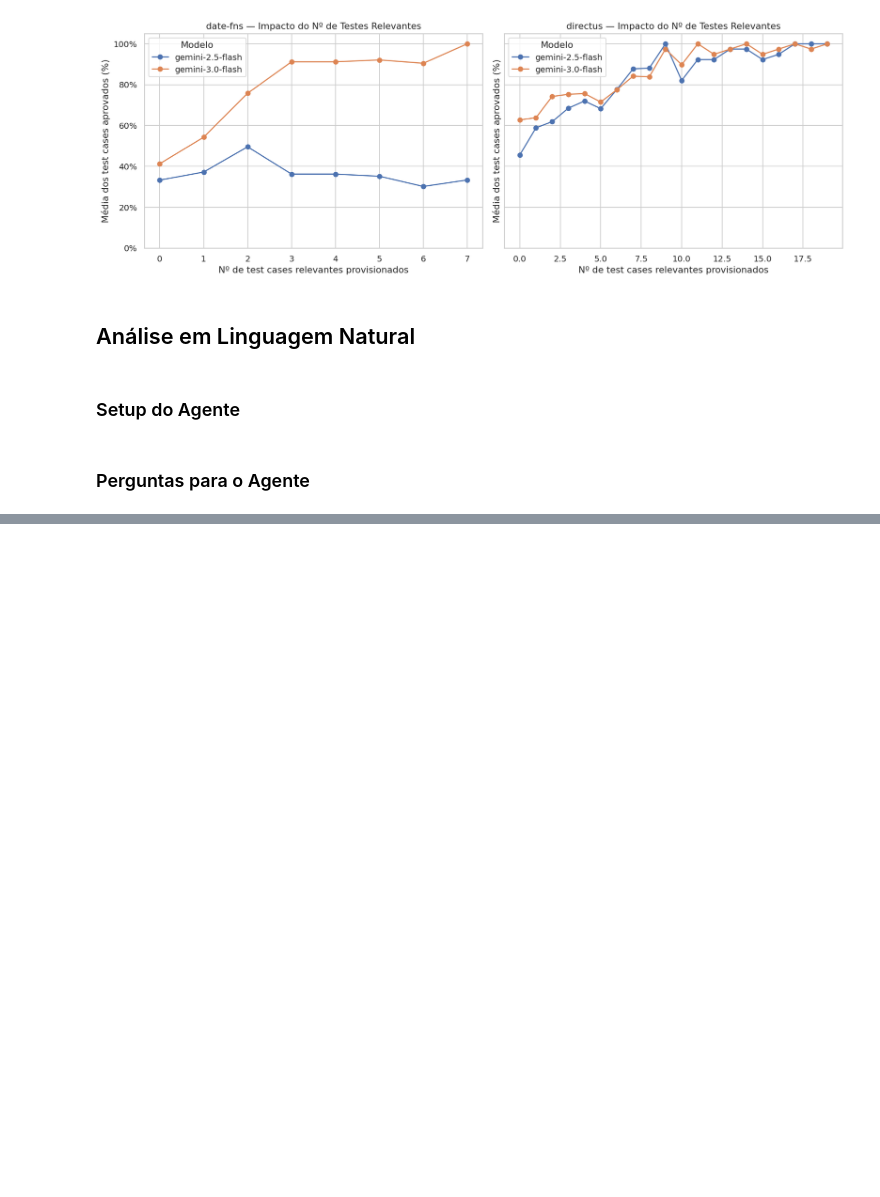
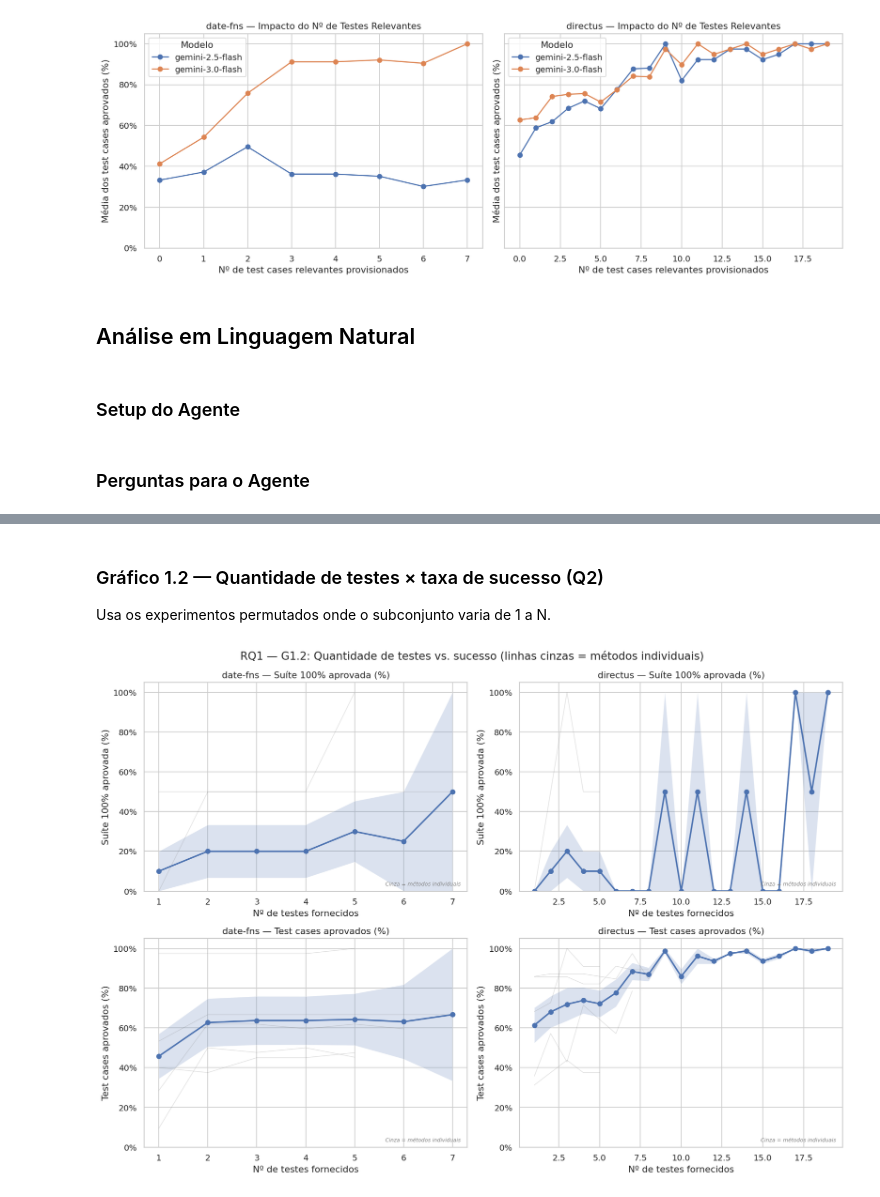
Before and after one commit to guilhermebkel/vem2026-test-driven-prompting, a Jupyter notebook: research/analysis.ipynb, the cells around one changed output, grey strips where cells are left out. Saved outputs shown, nothing was run; the diff lists cells and outputs as text; code cells hidden in the pictures; blank space fills up the shorter version.

```diff
--- a/research/analysis.ipynb
+++ b/research/analysis.ipynb
@@ -306,0 +353,49 @@ Sim, os dados indicam padrões claros sobre a utilidade do contexto:
+# %% [markdown]
+### Gráfico 1.2 — Quantidade de testes × taxa de sucesso (Q2)
+
+Usa os experimentos permutados onde o subconjunto varia de 1 a N.
+# %%
+permuted = df[df["contextType"] == "permuted-relevant-test-case"].copy()
+
+fig, axes = plt.subplots(2, 2, figsize=(14, 10))
+
+for col_idx, (metric_col, metric_label) in enumerate([
+    ("isTestSuiteSuccessful", "Suíte 100% aprovada (%)"),
+    ("testCasePassRate",      "Test cases aprovados (%)"),
+]):
+    impact = (
+        permuted.groupby(["repositoryName", "experimentContextItemCount"])[metric_col]
+        .agg(["mean", "sem"])
+        .reset_index()
+    )
+
+    for row_idx, repo in enumerate(df["repositoryName"].unique()):
+        ax = axes[col_idx][row_idx]
+
+        # Linhas por método (fundo, semi-transparentes)
+        for method, grp in permuted[permuted["repositoryName"] == repo].groupby("methodName"):
+            m = (grp.groupby("experimentContextItemCount")[metric_col]
+                 .mean().reset_index().sort_values("experimentContextItemCount"))
+            ax.plot(m["experimentContextItemCount"], m[metric_col] * 100,
+                    alpha=0.25, linewidth=0.8, color="gray")
+
+        # Linha agregada com banda de erro padrão
+        d = impact[impact["repositoryName"] == repo].sort_values("experimentContextItemCount")
+        ax.plot(d["experimentContextItemCount"], d["mean"] * 100, marker="o", linewidth=2, label="Média")
+        ax.fill_between(d["experimentContextItemCount"],
+                        (d["mean"] - d["sem"]) * 100, (d["mean"] + d["sem"]) * 100, alpha=0.2)
+
+        ax.set_title(f"{repo} — {metric_label}")
+        ax.set_xlabel("Nº de testes fornecidos")
+        ax.set_ylabel(metric_label)
+        ax.set_ylim(0, 105)
+        ax.yaxis.set_major_formatter(mtick.PercentFormatter())
+        ax.text(0.98, 0.02, "Cinza = métodos individuais", ha="right", va="bottom",
+                transform=ax.transAxes, fontsize=7, color="gray", style="italic")
+
+plt.suptitle("RQ1 — G1.2: Quantidade de testes vs. sucesso (linhas cinzas = métodos individuais)")
+plt.tight_layout()
+plt.savefig("figures/rq1_test_count_vs_success.png", bbox_inches="tight")
+plt.show()
+# %% [output]
+[figure, added]
```
Also changed, not shown: parts of 22 cells of this notebook, 23 other files.
